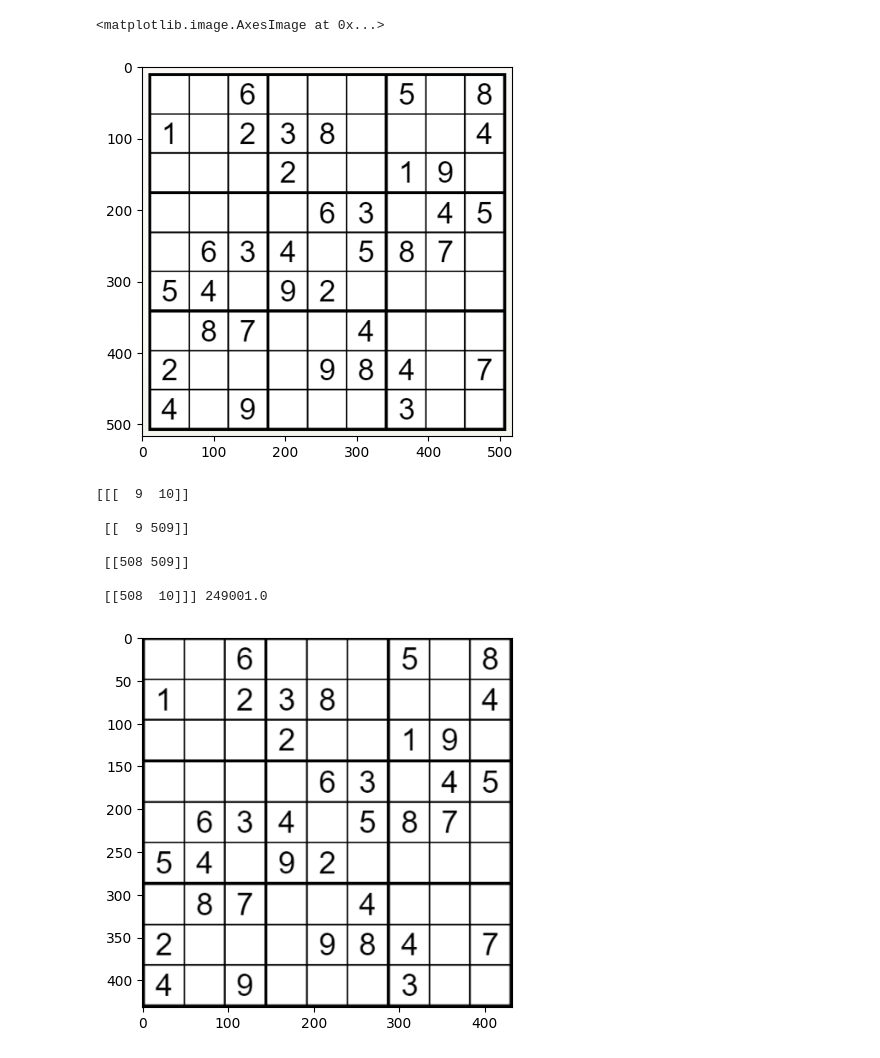
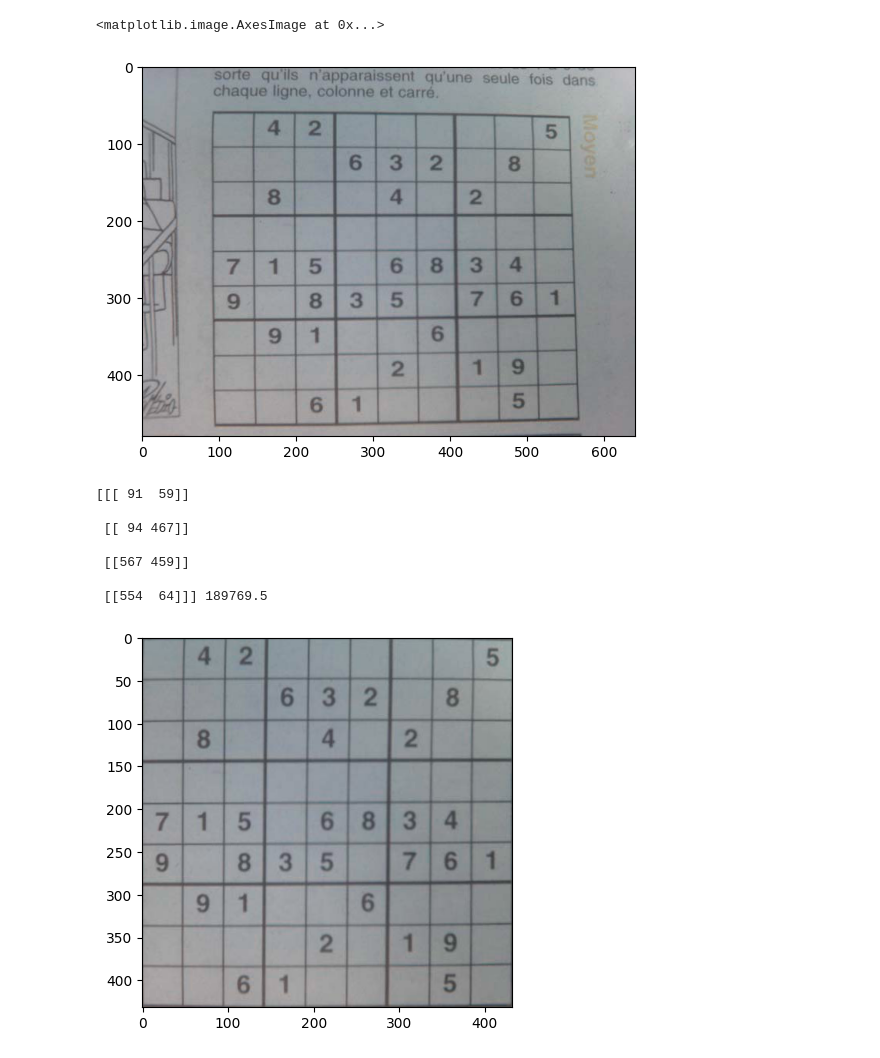
Before and after one commit to Sasidhar505/Sudoku_Solver, a Jupyter notebook: Colab Notebooks/Sudoku_Processor.ipynb, the cells around one changed output. Drawn from its saved outputs; the diff is of its cells as text; code cells hidden in the pictures.

```diff
--- a/Colab Notebooks/Sudoku_Processor.ipynb
+++ b/Colab Notebooks/Sudoku_Processor.ipynb
@@ -51,15 +51,15 @@ def solveSudoku(grid, i=0, j=0):
 # %%
 margin = 10
 case = 28 + 2*margin
 perspective_size = 9*case
 flag = 0
 ans = 0
-image = cv.imread('/content/drive/MyDrive/Colab Notebooks/Sudoku/sample.png')
+image = cv.imread('/content/drive/MyDrive/Colab Notebooks/Sudoku/image10.png')
 p_image = image.copy()
 plt.imshow(p_image)
 # %% [output]
 <matplotlib.image.AxesImage at 0x...>
-[figure, old version]
+[figure, new version]
 # %%
 #Process the image to find contour
 gray=cv.cvtColor(image, cv.COLOR_BGR2GRAY)
@@ -86,13 +86,13 @@ for c in contours_:
 
 print(contour , maxArea)
 # %% [output]
-[[[  9  10]]
+[[[ 91  59]]
 
- [[  9 509]]
+ [[ 94 467]]
 
- [[508 509]]
+ [[567 459]]
 
- [[508  10]]] 249001.0
+ [[554  64]]] 189769.5
 # %%
 #Draw the contour and extract Sudoku Grid
 if contour is not None:
@@ -118,7 +118,7 @@ if contour is not None:
 
     plt.imshow(result)
 # %% [output]
-[figure, old version]
+[figure, new version]
 # %%
 #Process the extracted Sudoku Grid
 pers_image = cv.cvtColor(perspective_image, cv.COLOR_BGR2RGB)
```
Also changed, not shown: parts of 5 cells of this notebook, 5 other files.
